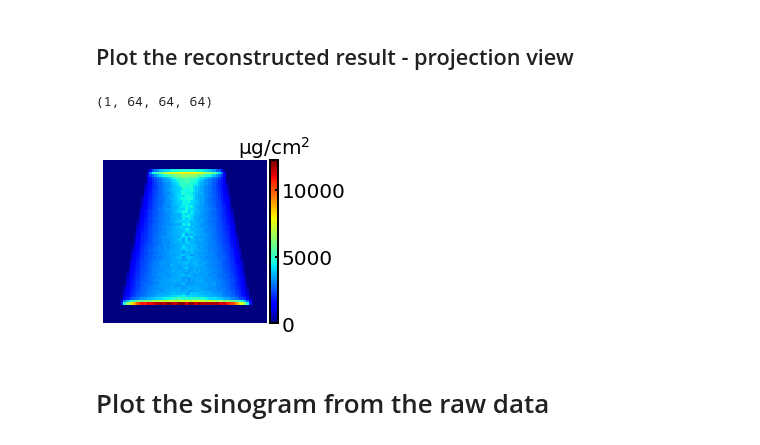
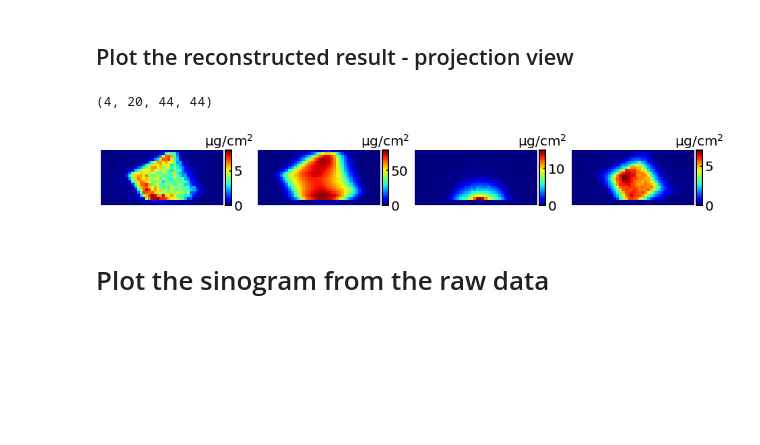
Before and after one commit to hpphappy/XRF_tomography, a Jupyter notebook: 3D/recon_plot-Copy1.ipynb, the cells around one changed output. Saved outputs shown, nothing was run; the diff lists cells and outputs as text; code cells hidden in the pictures; blank space fills up the shorter version.

```diff
--- a/3D/recon_plot-Copy1.ipynb
+++ b/3D/recon_plot-Copy1.ipynb
@@ -108,12 +108,9 @@ det_ds_spacing_cm = 2.4/6.0
 
 # path of true grid concentration of the sample #
 
-
 # XRF and XRT data path #
-
-
 # path of storing the intersecting information and the reconstructing results #
-recon_path = './data/Xtal1_align1_adjusted1_ds4_recon/Ab_T_nEl_4_Dis_2.0_nDpts_4_b1_1.0_b2_25000_lr_1.0E-5'
+recon_path = './data/Xtal1_align1_adjusted1_ds4_recon_h5test/Ab_T_nEl_4_Dis_2.0_nDpts_4_b1_1.0_b2_25000_lr_1.0E-5'
 f_recon_parameters = 'recon_parameters.txt'
 f_recon_grid = 'grid_concentration'
 f_initial_guess = 'initialized_grid_concentration'
@@ -125,10 +122,12 @@ print(np.mean(recon))
 # %% [markdown]
 ## Plot the reconstructed result - layer sectioning
 # %%
-layer_idx_ls = np.arange(0, 64, 8)
-# layer_idx_ls = np.array([30, 40])
+layer_idx_ls = np.arange(0, 20, 5)
+# layer_idx_ls = np.array([2, 3, 4, 5, 6])
 print(layer_idx_ls)
-recon = np.load(os.path.join(recon_path, f_recon_grid + '.npy'))
+# recon = np.load(os.path.join(recon_path, f_recon_grid + '.npy'))
+with h5py.File(os.path.join(recon_path, f_recon_grid +'.h5'), "r") as s:
+    recon = s["sample/densities"][...].astype(np.float32)
 
 image_size = recon.shape[-1]
 fig6 = plt.figure(figsize=(4 * recon.shape[0] * 0.9 , 3 * len(layer_idx_ls)))
@@ -150,10 +149,10 @@ for element_idx in range(recon.shape[0]):
         fig6_ax1.set_yticks(np.arange(0, image_size, 1))
         # fig6_ax1.grid(color='w', linewidth=2)
         fig6_ax1.axis('off')
-#         pos = fig6_ax1.imshow(recon[element_idx,layer_idx], cmap='jet', vmin=0, vmax=np.max(recon[element_idx]), extent=[0., image_size, image_size, 0.], origin='upper')
+        pos = fig6_ax1.imshow(recon[element_idx,layer_idx], cmap='jet', vmin=0, vmax=np.max(recon[element_idx]), extent=[0., image_size, image_size, 0.], origin='upper')
 #         pos = fig6_ax1.imshow(recon[element_idx,layer_idx], cmap='jet', vmin=0, vmax=vmax_element_ls[element_idx], extent=[0., image_size, image_size, 0.], origin='upper')
 #         pos = fig6_ax1.imshow(recon[element_idx,layer_idx], cmap='jet', vmin=0, vmax=np.ceil(np.max(recon[element_idx])), extent=[0., image_size, image_size, 0.], origin='upper')
-        pos = fig6_ax1.imshow(recon[element_idx,layer_idx], cmap='jet', vmin=0, vmax=4., extent=[0., image_size, image_size, 0.], origin='upper')
+#         pos = fig6_ax1.imshow(recon[element_idx,layer_idx], cmap='jet', vmin=0, vmax=4., extent=[0., image_size, image_size, 0.], origin='upper')
 #         pos = fig6_ax1.imshow(recon[element_idx,layer_idx], cmap='jet', vmin=0, vmax=0.5, extent=[0., image_size, image_size, 0.], origin='upper')
         divider = make_axes_locatable(fig6_ax1)
         cax = divider.append_axes("right", size="5%", pad=0.05)
@@ -174,9 +172,10 @@ plt.savefig(os.path.join(recon_path, 'recon_layer_section.pdf'))
 # %%
 rotational_degree = 0
 projection_angle = rotational_degree*tc.tensor(np.pi/180)
+# recon = np.load(os.path.join(recon_path, f_recon_grid + '.npy'))
+with h5py.File(os.path.join(recon_path, f_recon_grid +'.h5'), "r") as s:
+    recon = s["sample/densities"][...].astype(np.float32)
 
-
-recon = np.load(os.path.join(recon_path, f_recon_grid + '.npy'))
 recon = rotate(tc.from_numpy(recon), projection_angle, "cpu")
 recon = recon.numpy()
 print(recon.shape)
@@ -192,35 +191,35 @@ gs6 = gridspec.GridSpec(nrows= 1, ncols = recon.shape[0], width_ratios=[1] * rec
 # fig6.text(0.160+0.035, 0.7, 'Al', color='black', fontsize=24)
 # fig6.text(0.360+0.035, 0.7, 'Si', color='black', fontsize=24)
 # fig6.text(0.560+0.035, 0.7, 'Fe', color='black', fontsize=24)
 # fig6.text(0.760+0.035, 0.7, 'Cu', color='black', fontsize=24)
 
 # fig6.text(0.27, 0.9, 'Ca', color='black', fontsize=24)
 # fig6.text(0.70, 0.9, 'Sc', color='black', fontsize=24)
 
 # fig6.text(0.45, 0.9, 'Si', color='black', fontsize=24)
 
 for element_idx in range(recon.shape[0]):
     fig6_ax1 = fig6.add_subplot(gs6[0, element_idx])
     fig6_ax1.set_xticks(np.arange(0, image_size, 1))
     fig6_ax1.set_yticks(np.arange(0, image_size, 1))
     # fig6_ax1.grid(color='w', linewidth=2)
     fig6_ax1.axis('off')
     pos = fig6_ax1.imshow(recon_proj[element_idx], cmap='jet', vmin=0, vmax=np.max(recon_proj[element_idx]), extent=[0, image_size, smaple_height, 0], origin='upper')
 #     pos = fig6_ax1.imshow(recon_proj[element_idx], cmap='jet', vmin=0, vmax=100, extent=[0, image_size, smaple_height, 0], origin='upper')
     divider = make_axes_locatable(fig6_ax1)
     cax = divider.append_axes("right", size="5%", pad=0.05)
 #         ticks = np.array([0, 0.2, 0.4, 0.6, 0.8, 1.0, 1.2, 1.4, 1.6, 1.8, 2.0])
 #         cbar = fig6.colorbar(pos, cax=cax, ticks=ticks)
     cbar = fig6.colorbar(pos, cax=cax)
     cbar.ax.tick_params(labelsize=20)
     cbar.ax.tick_params(labelsize=20, direction='in', width=2)
     cbar.outline.set_linewidth(2)
     cbar.ax.set_title(r'$\rm{\mu}$g/'+r'$\rm{cm}^{2}$', size='20')
 
 plt.savefig(os.path.join(recon_path, f'recon_projection_{rotational_degree}_degree.pdf'))
 # %% [output]
-(1, 64, 64, 64)
+(4, 20, 44, 44)
-[figure, old version]
+[figure, new version]
 # %% [markdown]
 # Plot the sinogram from the raw data
 # %%
```
Also changed, not shown: parts of 2 cells of this notebook, 9 other files.
